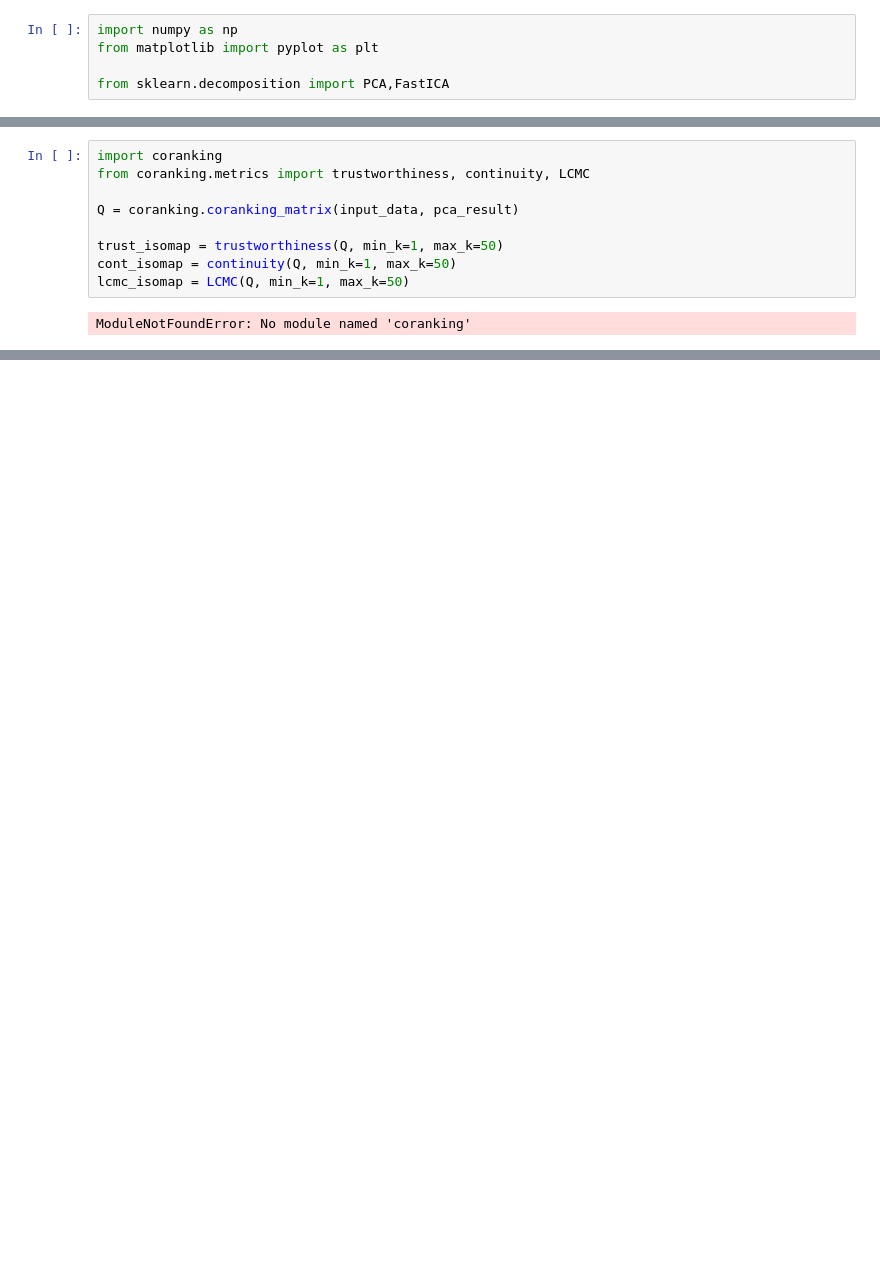
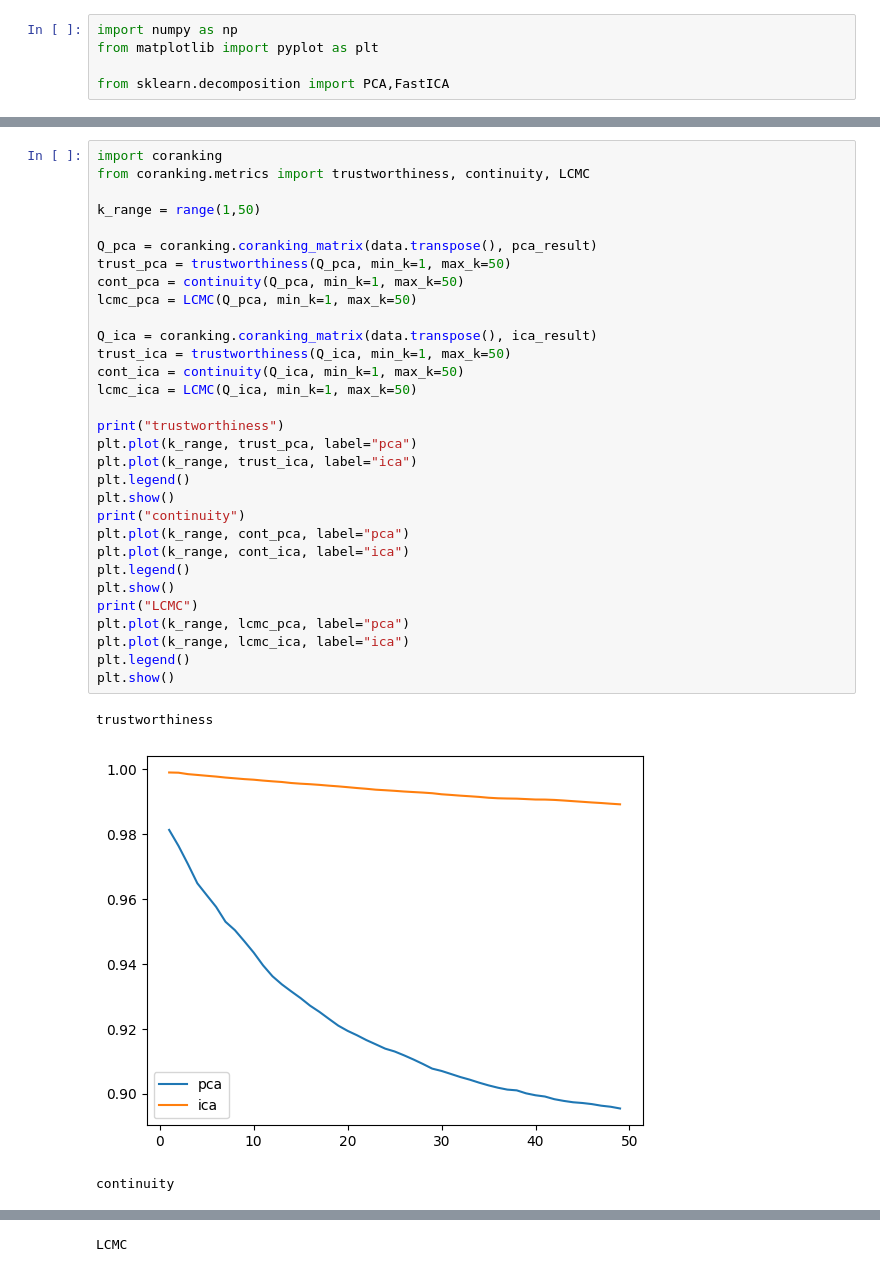
Before and after one commit to tobiashillmer/MLinWeb, a Jupyter notebook: Exercise_2_PTask1/pca_ica.ipynb, the cells around one changed output, grey strips where cells are left out. Cells and saved outputs as stored; diff of their text form; blank space fills up the shorter version.

```diff
--- a/Exercise_2_PTask1/pca_ica.ipynb
+++ b/Exercise_2_PTask1/pca_ica.ipynb
@@ -79,11 +54,35 @@ Residual Variance (using Spearman's r) =  8.690825836765725e-13
-# %%
-import coranking
-from coranking.metrics import trustworthiness, continuity, LCMC
-
-Q = coranking.coranking_matrix(input_data, pca_result)
-
-trust_isomap = trustworthiness(Q, min_k=1, max_k=50)
-cont_isomap = continuity(Q, min_k=1, max_k=50)
-lcmc_isomap = LCMC(Q, min_k=1, max_k=50)
-# %% [output]
-ModuleNotFoundError: No module named 'coranking'
+# %%
+import coranking
+from coranking.metrics import trustworthiness, continuity, LCMC
+
+k_range = range(1,50)
+
+Q_pca = coranking.coranking_matrix(data.transpose(), pca_result)
+trust_pca = trustworthiness(Q_pca, min_k=1, max_k=50)
+cont_pca = continuity(Q_pca, min_k=1, max_k=50)
+lcmc_pca = LCMC(Q_pca, min_k=1, max_k=50)
+
+Q_ica = coranking.coranking_matrix(data.transpose(), ica_result)
+trust_ica = trustworthiness(Q_ica, min_k=1, max_k=50)
+cont_ica = continuity(Q_ica, min_k=1, max_k=50)
+lcmc_ica = LCMC(Q_ica, min_k=1, max_k=50)
+
+print("trustworthiness")
+plt.plot(k_range, trust_pca, label="pca")
+plt.plot(k_range, trust_ica, label="ica")
+plt.legend()
+plt.show()
+print("continuity")
+plt.plot(k_range, cont_pca, label="pca")
+plt.plot(k_range, cont_ica, label="ica")
+plt.legend()
+plt.show()
+print("LCMC")
+plt.plot(k_range, lcmc_pca, label="pca")
+plt.plot(k_range, lcmc_ica, label="ica")
+plt.legend()
+plt.show()
+# %% [output]
+trustworthiness
+[figure, added]
+continuity
@@ -89,0 +90 @@ ModuleNotFoundError: No module named 'coranking'
+LCMC
```
Also changed, not shown: parts of 7 cells of this notebook, 2 other files.
